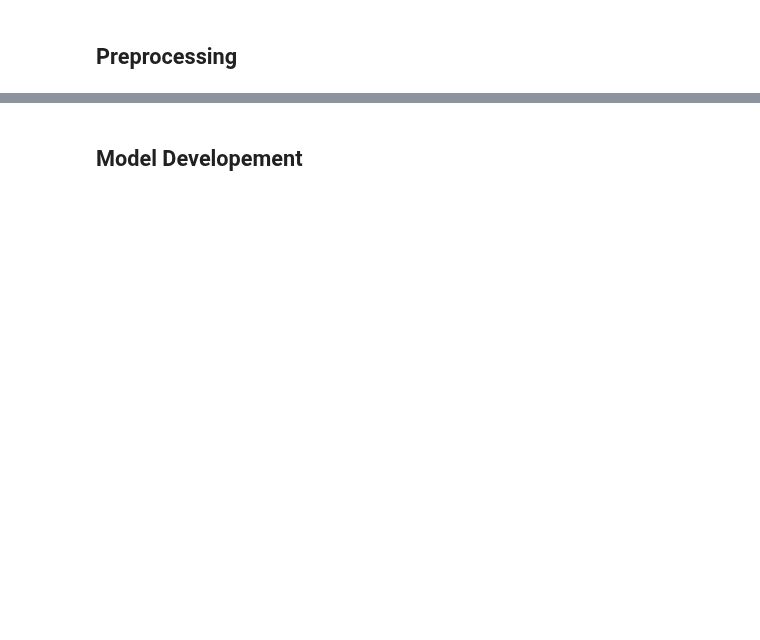
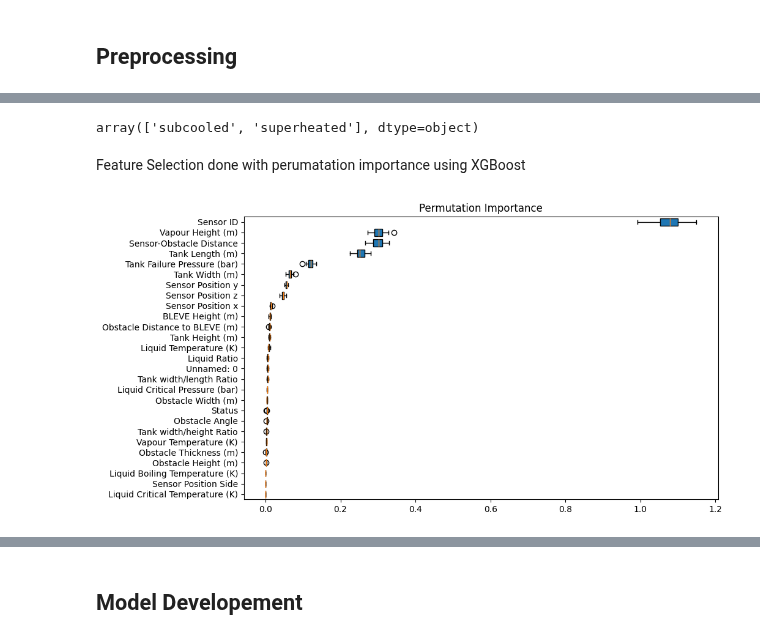
Before and after one commit to ljrn8/quick-notebooks, a Jupyter notebook: ML_Assignment_1.ipynb, the cells around one changed output, grey strips where cells are left out. Saved outputs shown, nothing was run; the diff lists cells and outputs as text; code cells hidden in the pictures; blank space fills up the shorter version.

```diff
--- a/ML_Assignment_1.ipynb
+++ b/ML_Assignment_1.ipynb
@@ -381,0 +182,11 @@ formats using one-hot encoding or similar techniques"
+# %%
+def status_map(name):
+  if name in ['Saperheated', 'Superheat', 'Superheated', 'superheated']:
+    return 'superheated'
+  else:
+    return 'subcooled'
+
+df['Status'] = df['Status'].map(status_map)
+np.unique(df['Status'])
+# %% [output]
+array(['subcooled', 'superheated'], dtype=object)
@@ -381,0 +204,38 @@ formats using one-hot encoding or similar techniques"
+# %%
+# data type conversion
+df['Status'] = df['Status'].map({"superheated": 0, "subcooled": 1})
+test_df['Status'] = test_df['Status'].map({"Superheated": 0, "Subcooled": 1})
+# %% [markdown]
+Feature Selection done with perumatation importance using XGBoost
+# %%
+from sklearn.datasets import load_diabetes
+from sklearn.model_selection import train_test_split
+import xgboost as xgb
+from sklearn.inspection import permutation_importance
+
+X, y = df.drop('Target Pressure (bar)', axis=1), df['Target Pressure (bar)']
+X_train, X_val, y_train, y_val = train_test_split(X, y , test_size=0.2)
+
+model = xgb.XGBRegressor().fit(X_train, y_train)
+model.score(X_val, y_val)
+
+r = permutation_importance(model, X_val, y_val,
+                           n_repeats=50,
+                           random_state=0)
+# %%
+importance_df = pd.DataFrame({
+    'Feature': X.columns,
+    'mean': [np.mean(r.importances[i]) for i in range(len(X.columns))],
+    'dist': [r.importances[i] for i in range(len(X.columns))],
+}).sort_values(by='mean')
+
+plt.figure(figsize=(10, 6))
+
+plt.boxplot(importance_df['dist'].values, vert=False, patch_artist=True, widths=0.7)
+
+plt.yticks(range(1, len(importance_df) + 1), importance_df['Feature'])
+plt.title('Permutation Importance')
+
+plt.show()
+# %% [output]
+[figure, added]
```
Also changed, not shown: parts of 84 cells of this notebook.
